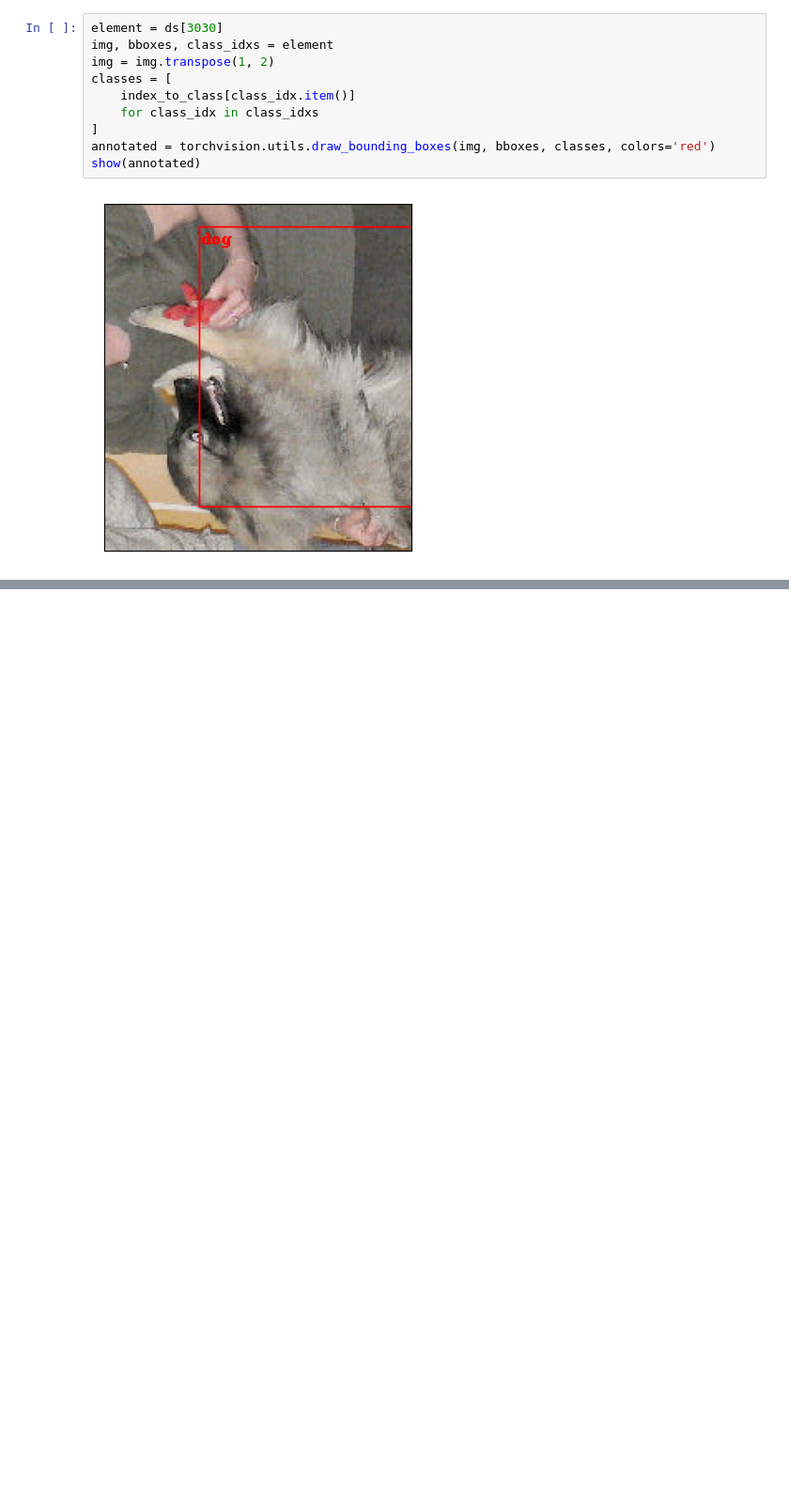
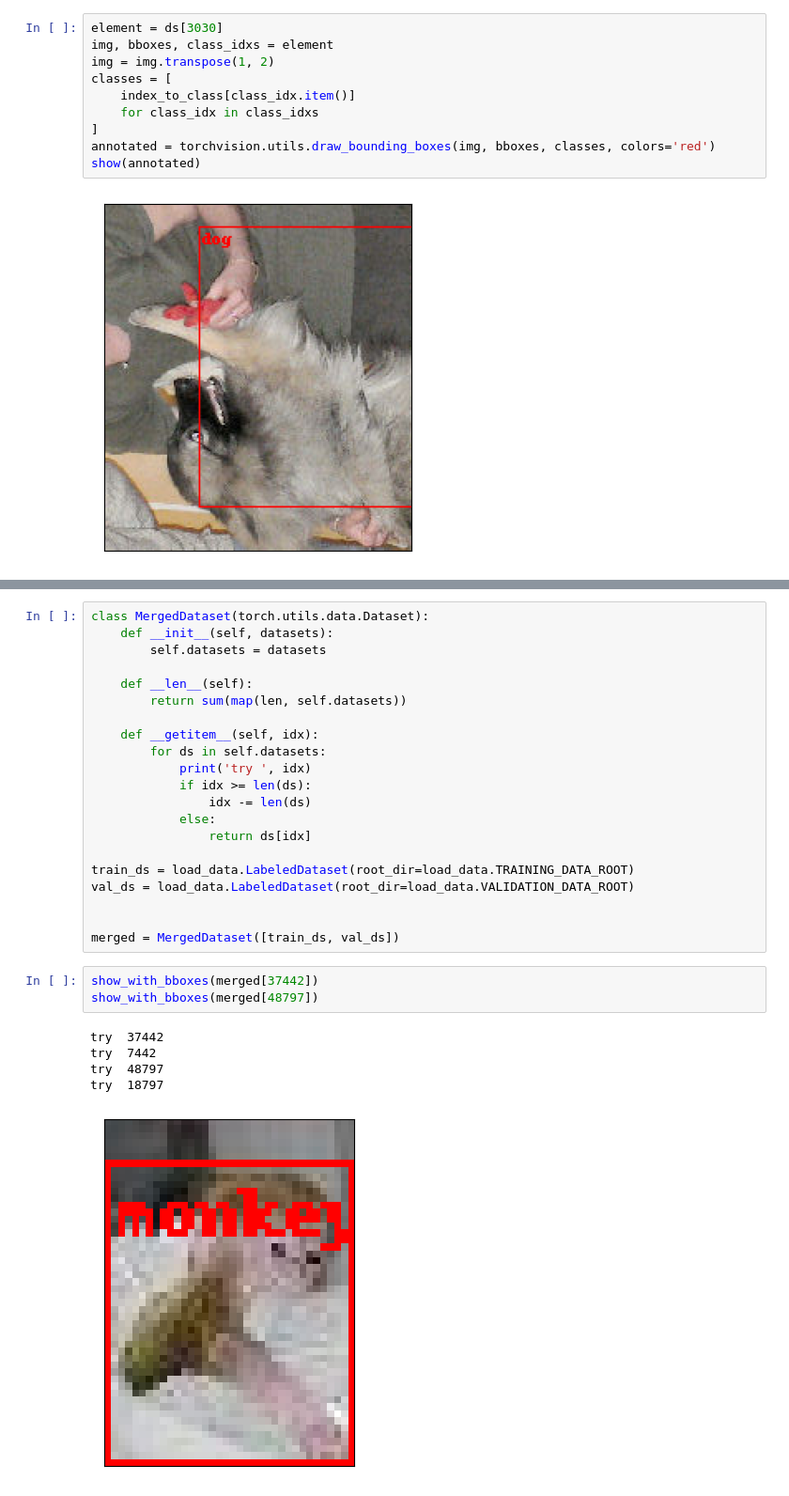
Before and after one commit to pscollins/NYU-Deep-Learning-Fall-2022, a Jupyter notebook: visualization.ipynb, the cells around one changed output, grey strips where cells are left out. Shown at 94% size. Cells and saved outputs as stored; diff of their text form; blank space fills up the shorter version.

```diff
--- a/visualization.ipynb
+++ b/visualization.ipynb
@@ -147,0 +244,30 @@ show(annotated)
+# %%
+class MergedDataset(torch.utils.data.Dataset):
+    def __init__(self, datasets):
+        self.datasets = datasets
+
+    def __len__(self):
+        return sum(map(len, self.datasets))
+
+    def __getitem__(self, idx):
+        for ds in self.datasets:
+            print('try ', idx)
+            if idx >= len(ds):
+                idx -= len(ds)
+            else:
+                return ds[idx]
+
+train_ds = load_data.LabeledDataset(root_dir=load_data.TRAINING_DATA_ROOT)
+val_ds = load_data.LabeledDataset(root_dir=load_data.VALIDATION_DATA_ROOT)
+
+
+merged = MergedDataset([train_ds, val_ds])
+# %%
+show_with_bboxes(merged[37442])
+show_with_bboxes(merged[48797])
+# %% [output]
+try  37442
+try  7442
+try  48797
+try  18797
+[figure, added]
```
Also changed, not shown: parts of 22 cells of this notebook, 1 other file.
